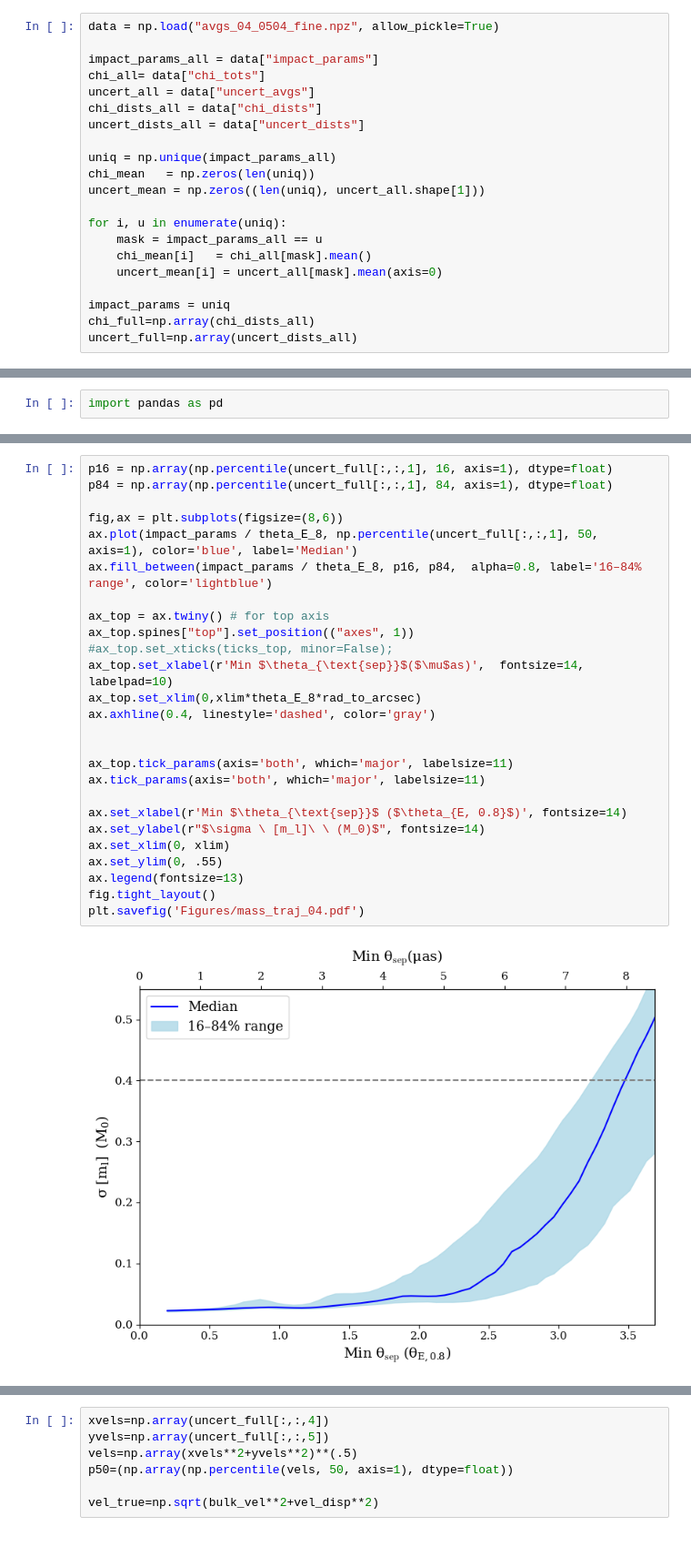
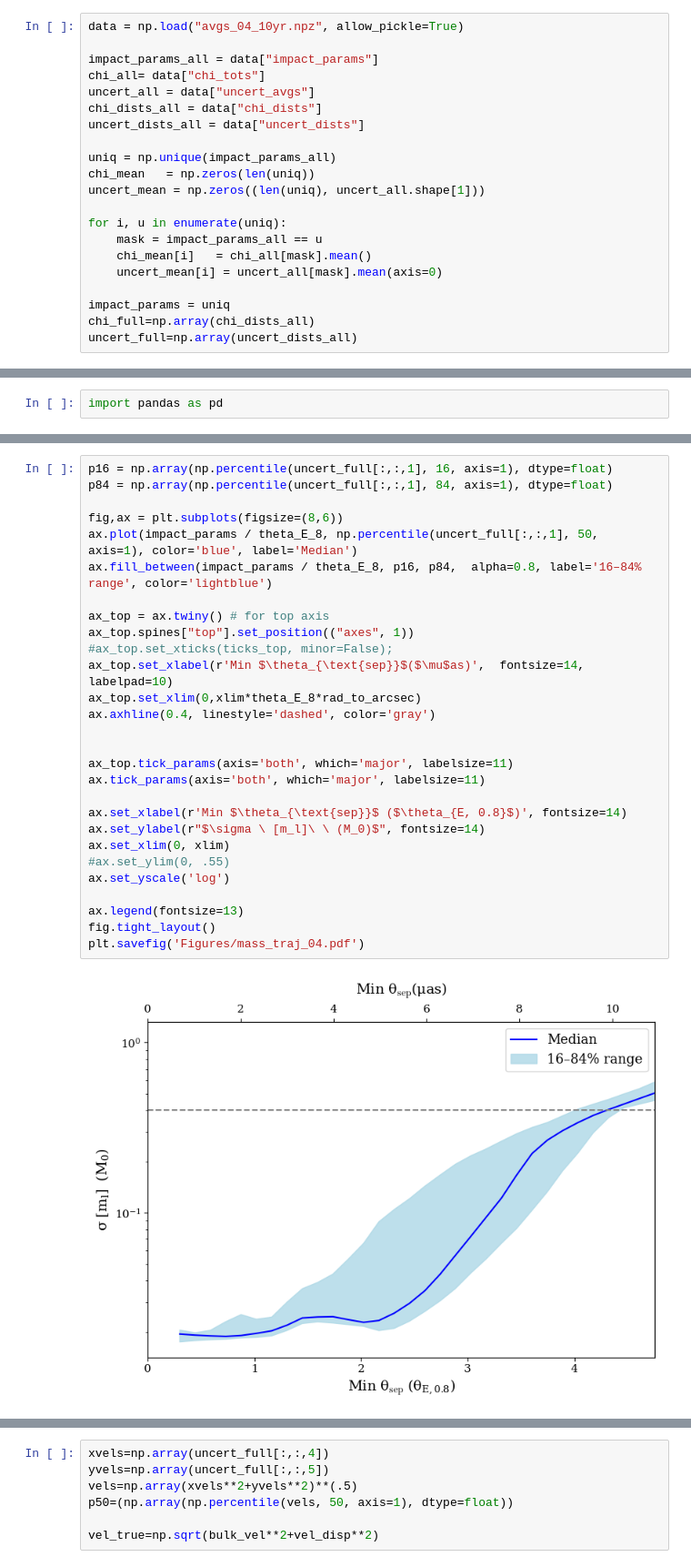
Before and after one commit to abby-moran/Quasar_microlensing_public, a Jupyter notebook: M04/interp_grid04.ipynb, the cells around one changed output, grey strips where cells are left out. Shown at 91% size. Cells and saved outputs as stored; diff of their text form.

```diff
--- a/M04/interp_grid04.ipynb
+++ b/M04/interp_grid04.ipynb
@@ -1548,5 +1570,5 @@ uniq.shape
 # %%
-data = np.load("avgs_04_0504_fine.npz", allow_pickle=True)
+data = np.load("avgs_04_10yr.npz", allow_pickle=True)
 
 impact_params_all = data["impact_params"]
 chi_all= data["chi_tots"]
@@ -1755,31 +1847,33 @@ plt.savefig('Figures/rad_traj_04.pdf')
 # %%
 p16 = np.array(np.percentile(uncert_full[:,:,1], 16, axis=1), dtype=float)
 p84 = np.array(np.percentile(uncert_full[:,:,1], 84, axis=1), dtype=float)
 
 fig,ax = plt.subplots(figsize=(8,6))
 ax.plot(impact_params / theta_E_8, np.percentile(uncert_full[:,:,1], 50, axis=1), color='blue', label='Median')
 ax.fill_between(impact_params / theta_E_8, p16, p84,  alpha=0.8, label='16–84% range', color='lightblue')
 
 ax_top = ax.twiny() # for top axis
 ax_top.spines["top"].set_position(("axes", 1))
 #ax_top.set_xticks(ticks_top, minor=False);
 ax_top.set_xlabel(r'Min $\theta_{\text{sep}}$($\mu$as)',  fontsize=14, labelpad=10)
 ax_top.set_xlim(0,xlim*theta_E_8*rad_to_arcsec)
 ax.axhline(0.4, linestyle='dashed', color='gray')
 
 
 ax_top.tick_params(axis='both', which='major', labelsize=11)
 ax.tick_params(axis='both', which='major', labelsize=11)
 
 ax.set_xlabel(r'Min $\theta_{\text{sep}}$ ($\theta_{E, 0.8}$)', fontsize=14)
 ax.set_ylabel(r"$\sigma \ [m_l]\ \ (M_0)$", fontsize=14)
 ax.set_xlim(0, xlim)
-ax.set_ylim(0, .55)
+#ax.set_ylim(0, .55)
+ax.set_yscale('log')
+
 ax.legend(fontsize=13)
 fig.tight_layout()
 plt.savefig('Figures/mass_traj_04.pdf')
 # %% [output]
-[figure, old version]
+[figure, new version]
 # %%
 p16 = np.array(np.percentile(uncert_full[:,:,2], 16, axis=1), dtype=float)
 p84= np.array(np.percentile(uncert_full[:,:,2], 84, axis=1), dtype=float)
```
Also changed, not shown: parts of 30 cells of this notebook.
